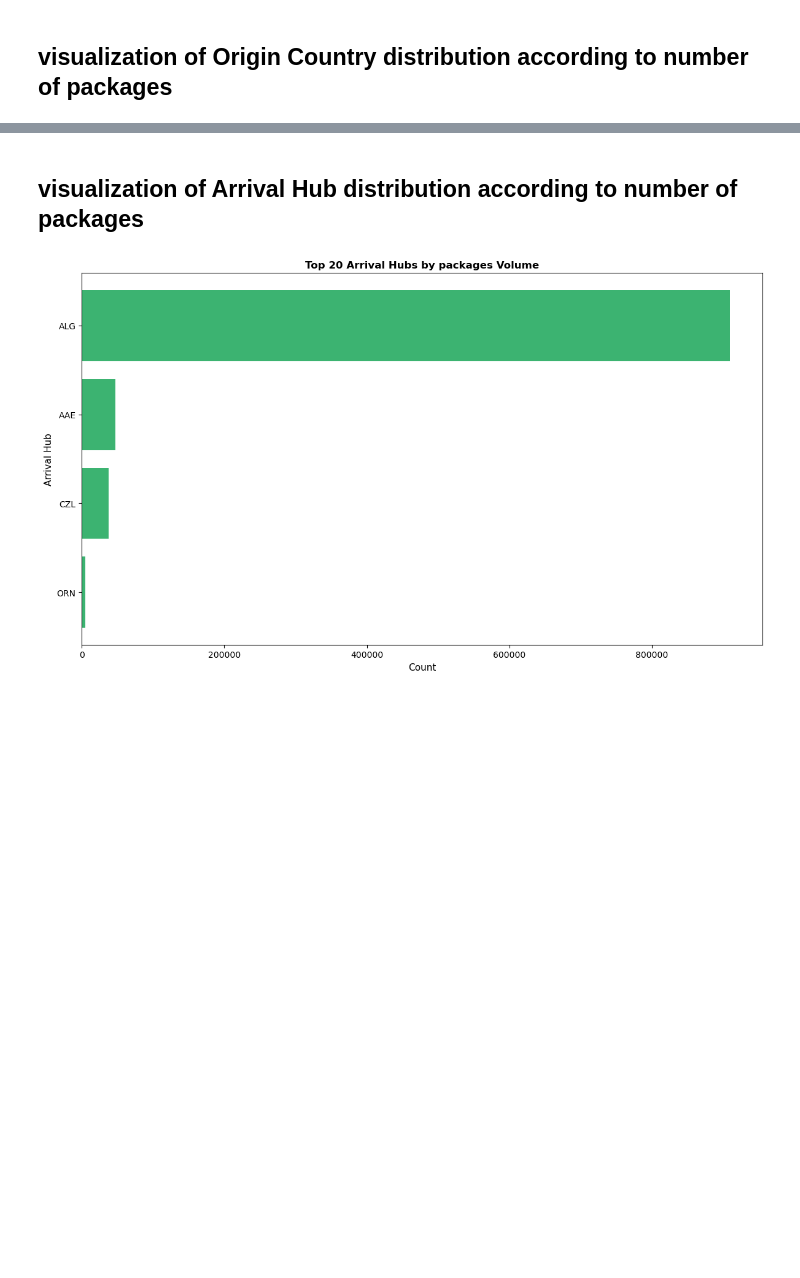
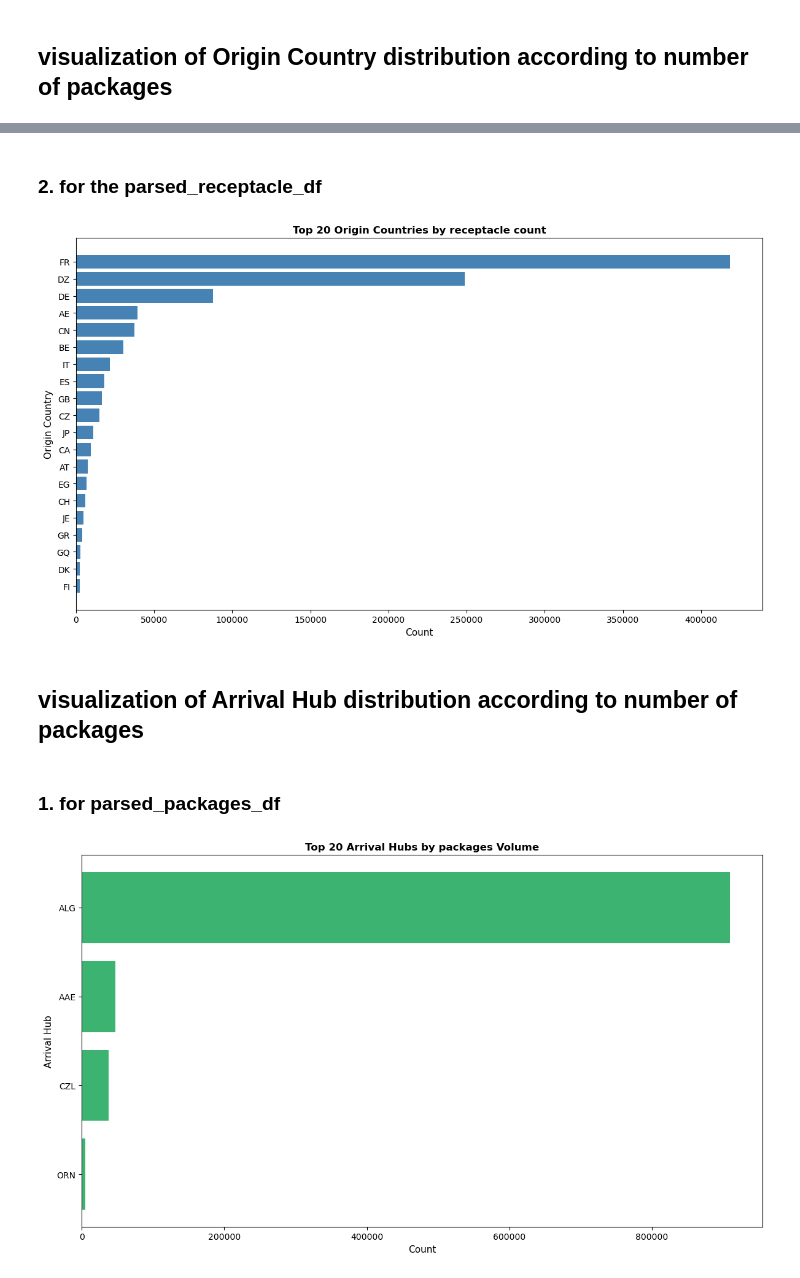
Before and after one commit to DjameelEddine/Data-Mining, a Jupyter notebook: notebooks/EDA.ipynb, the cells around one changed output, grey strips where cells are left out. Drawn from its saved outputs; the diff is of its cells as text; code cells hidden in the pictures; blank space fills up the shorter version.

```diff
--- a/notebooks/EDA.ipynb
+++ b/notebooks/EDA.ipynb
@@ -571,6 +747,22 @@ plt.show()
+# %% [markdown]
+### 2. for the parsed_receptacle_df
+# %%
+origin_country_counts = parsed_receptacle_df['origin_country'].value_counts().head(20)
+plt.figure(figsize=(12, 7))
+plt.barh(origin_country_counts.index, origin_country_counts.values, color='steelblue')
+plt.xlabel('Count', fontsize=11)
+plt.ylabel('Origin Country', fontsize=11)
+plt.title('Top 20 Origin Countries by receptacle count', fontsize=12, fontweight='bold')
+plt.gca().invert_yaxis()
+plt.tight_layout()
+plt.show()
+# %% [output]
+[figure, added]
 # %% [markdown]
 
 ## visualization of Arrival Hub distribution according to number of packages
+# %% [markdown]
+### 1. for parsed_packages_df
 # %%
 
 arrival_hub_counts = parsed_packages_df['arrival_hub'].value_counts().head(20)
```
Also changed, not shown: parts of 55 cells of this notebook.
